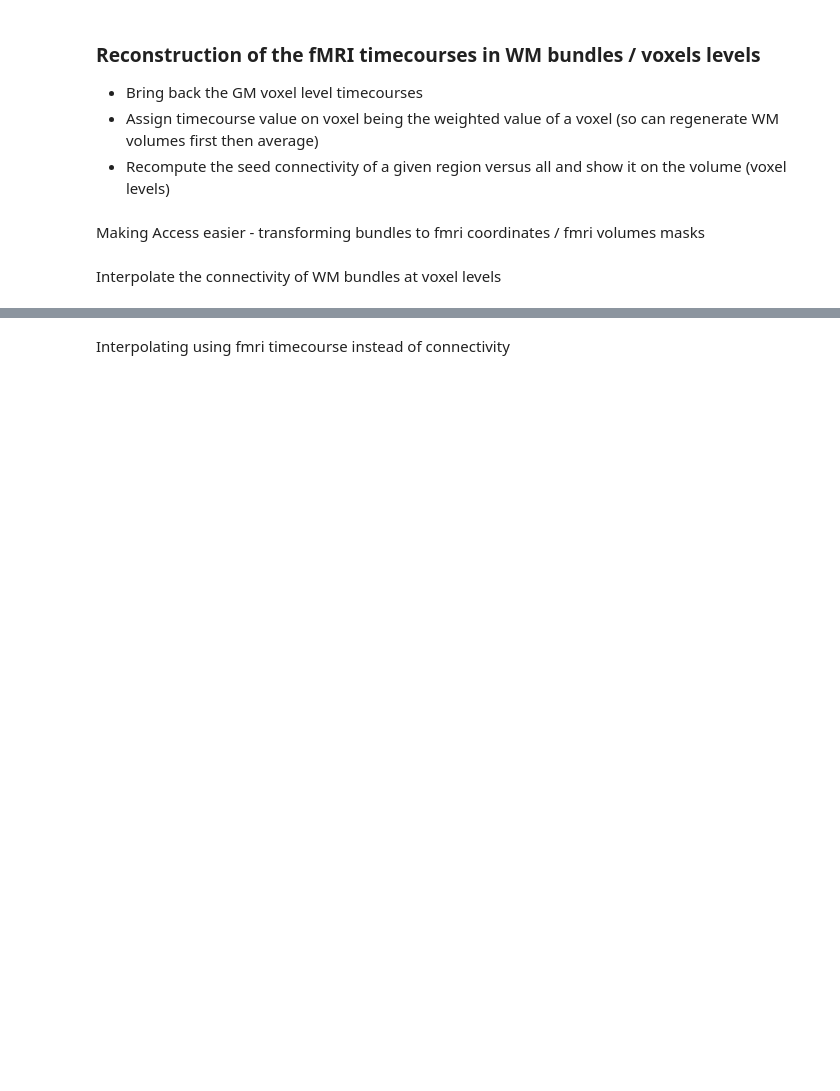
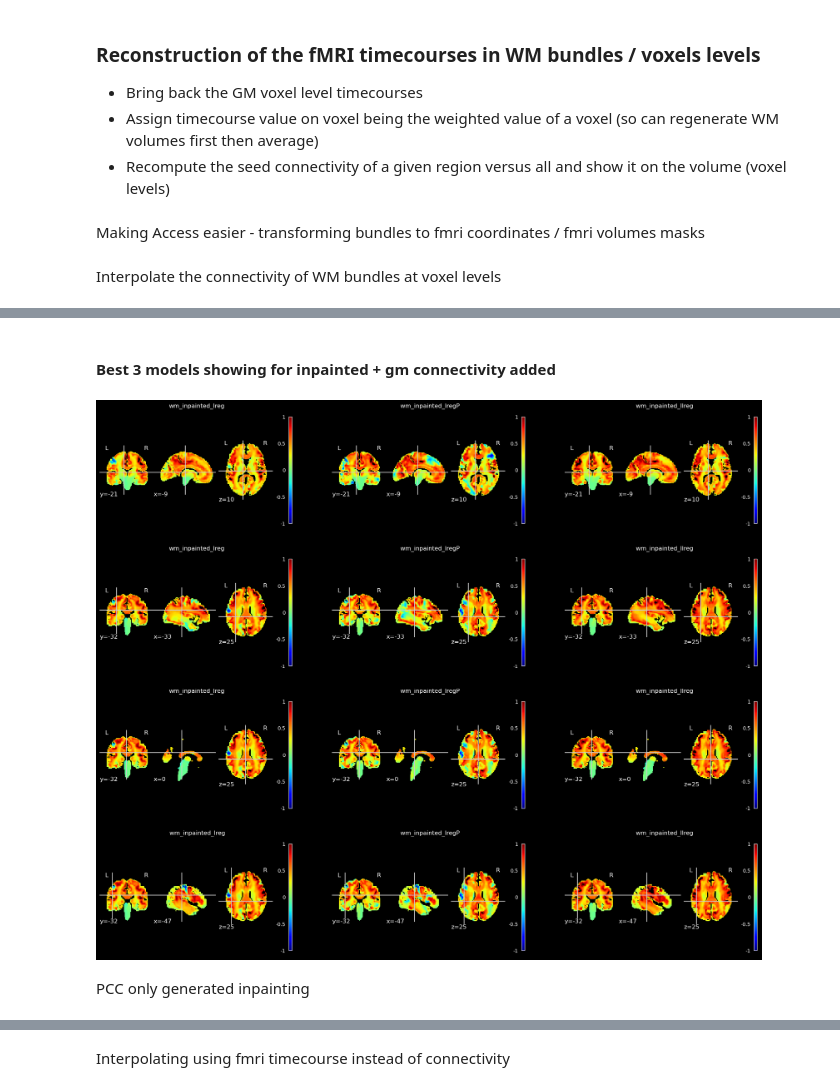
Before and after one commit to miki998/structural_wminpainting, a Jupyter notebook: functional_fiberatlas.ipynb, the cells around one changed output, grey strips where cells are left out. Cells and saved outputs as stored; diff of their text form; code cells hidden in the pictures; blank space fills up the shorter version.

```diff
--- a/functional_fiberatlas.ipynb
+++ b/functional_fiberatlas.ipynb
@@ -481,0 +535,29 @@ Text(0.5, 1.0, 'Lreg')
+# %% [markdown]
+#### Best 3 models showing for inpainted + gm connectivity added
+# %%
+from scipy.ndimage import gaussian_filter
+
+best_mods = [wm_inpainted_lreg, wm_inpainted_lregP,   wm_inpainted_llreg,
+            wm_inpainted_lreg, wm_inpainted_lregP,   wm_inpainted_llreg,
+            wm_inpainted_lreg, wm_inpainted_lregP,   wm_inpainted_llreg,
+            wm_inpainted_lreg, wm_inpainted_lregP,   wm_inpainted_llreg]
+
+best_mods_gmadd = []
+for inpaint in best_mods:
+    tmp = deepcopy(inpaint)
+    tmp[tmp==-10] = 0
+    tmp = tmp + seed_connect_gm
+    tmp_mask = tmp != 0
+    tmp = gaussian_filter(tmp, sigma=0.7)
+    tmp = tmp * tmp_mask
+    tmp[tmp==0] = -10
+    best_mods_gmadd.append(tmp)
+# %%
+# Best 3 model on regions of interest
+all_inpaints_names = 'wm_inpainted_lreg, wm_inpainted_lregP,   wm_inpainted_llreg,wm_inpainted_lreg, wm_inpainted_lregP,   wm_inpainted_llreg,wm_inpainted_lreg, wm_inpainted_lregP,   wm_inpainted_llreg, wm_inpainted_lreg, wm_inpainted_lregP,   wm_inpainted_llreg'.split(',')
+coords_of_interest = np.concatenate([[(-9,-21,10), (-33,-32,25), (0,-32,25), (-47,-32,25)]] * 3, axis=1).reshape(4,3,3).reshape(12,3)
+plot_compare_inpainting(best_mods_gmadd, coords_of_interest, affines, all_inpaints_names)
+# %% [output]
+[figure, added]
+# %% [markdown]
+PCC only generated inpainting
```
Also changed, not shown: parts of 37 cells of this notebook, 10 other files.
